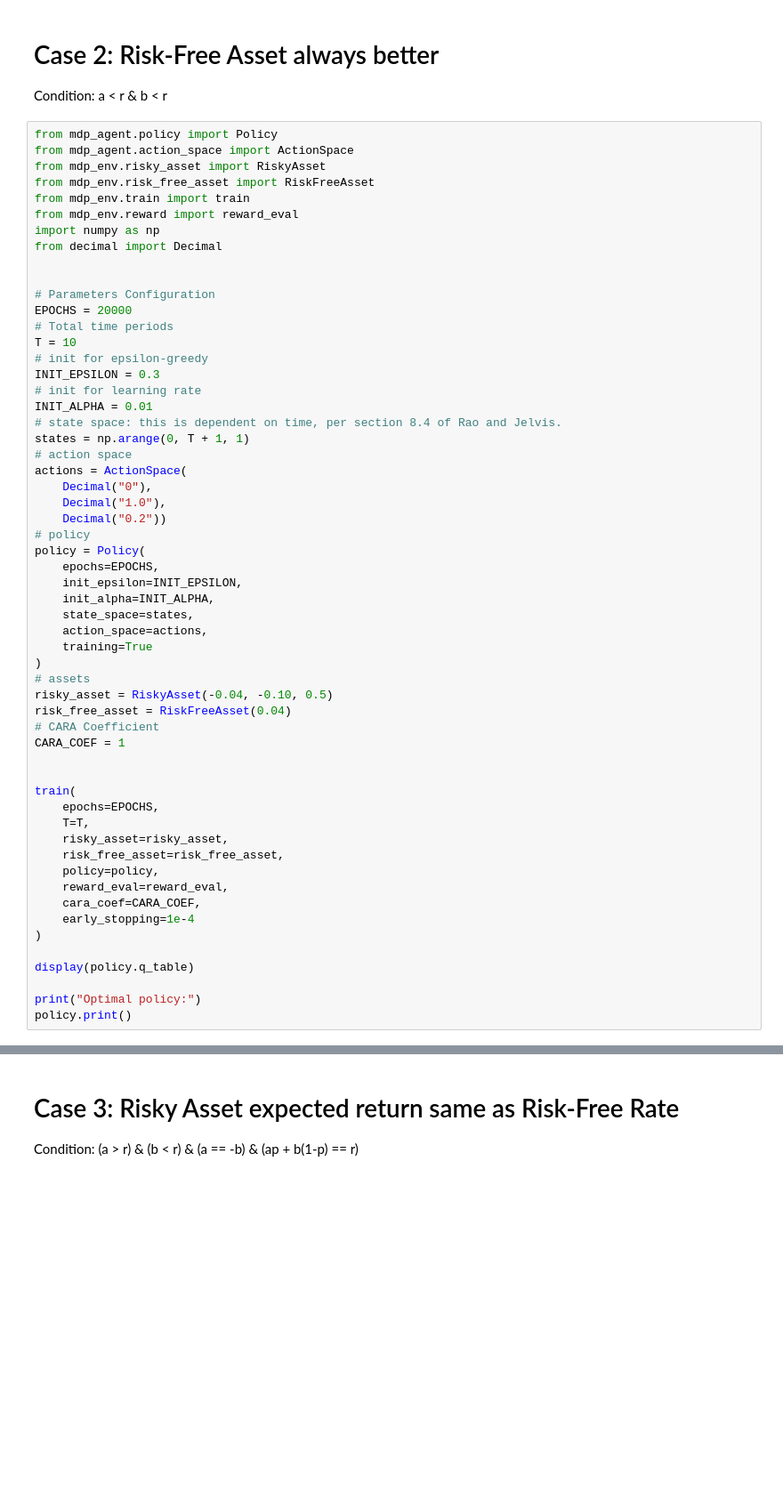
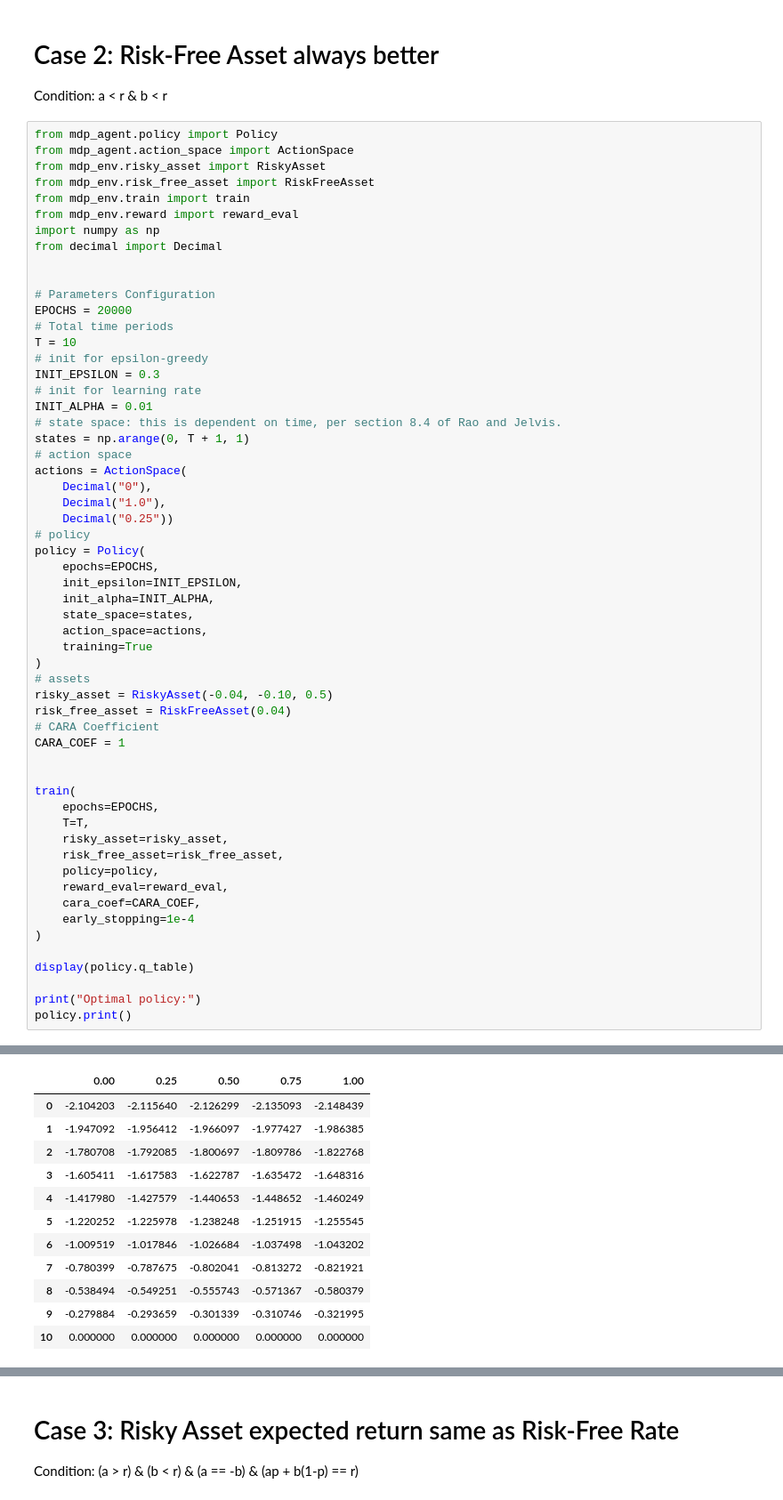
Before and after one commit to dennishylau/msbd6000m_a1, a Jupyter notebook: main.ipynb, the cells around one changed output, grey strips where cells are left out. Shown at 89% size. Saved outputs shown, nothing was run; the diff lists cells and outputs as text; blank space fills up the shorter version.

```diff
--- a/main.ipynb
+++ b/main.ipynb
@@ -131,7 +125,7 @@ states = np.arange(0, T + 1, 1)
 actions = ActionSpace(
     Decimal("0"),
     Decimal("1.0"),
-    Decimal("0.2"))
+    Decimal("0.25"))
 # policy
 policy = Policy(
     epochs=EPOCHS,
@@ -195,0 +190,12 @@ Last 10 max delta mean: 0.000416.
+|  | 0.00 | 0.25 | 0.50 | 0.75 | 1.00 |
+| 0 | -2.104203 | -2.115640 | -2.126299 | -2.135093 | -2.148439 |
+| 1 | -1.947092 | -1.956412 | -1.966097 | -1.977427 | -1.986385 |
+| 2 | -1.780708 | -1.792085 | -1.800697 | -1.809786 | -1.822768 |
+| 3 | -1.605411 | -1.617583 | -1.622787 | -1.635472 | -1.648316 |
+| 4 | -1.417980 | -1.427579 | -1.440653 | -1.448652 | -1.460249 |
+| 5 | -1.220252 | -1.225978 | -1.238248 | -1.251915 | -1.255545 |
+| 6 | -1.009519 | -1.017846 | -1.026684 | -1.037498 | -1.043202 |
+| 7 | -0.780399 | -0.787675 | -0.802041 | -0.813272 | -0.821921 |
+| 8 | -0.538494 | -0.549251 | -0.555743 | -0.571367 | -0.580379 |
+| 9 | -0.279884 | -0.293659 | -0.301339 | -0.310746 | -0.321995 |
+| 10 | 0.000000 | 0.000000 | 0.000000 | 0.000000 | 0.000000 |
```
Also changed, not shown: parts of 4 cells of this notebook, 6 other files.
